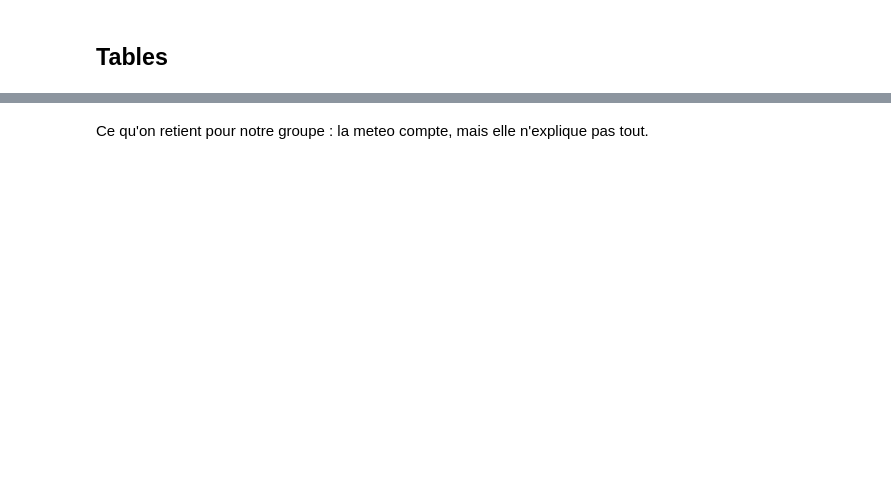
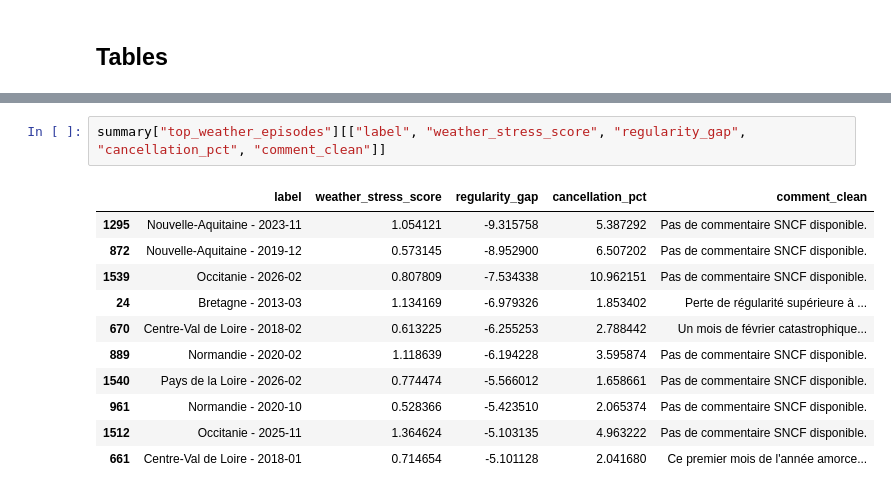
Before and after one commit to Anthony2210/analyse-impact-meteo-regularite-sncf, a Jupyter notebook: 02_analyse_et_figures.ipynb, the cells around one changed output, grey strips where cells are left out. Cells and saved outputs as stored; diff of their text form; blank space fills up the shorter version.

```diff
--- a/02_analyse_et_figures.ipynb
+++ b/02_analyse_et_figures.ipynb
@@ -568,2 +1024,14 @@ summary['top_non_weather_episodes']
-# %% [markdown]
-Ce qu'on retient pour notre groupe : la meteo compte, mais elle n'explique pas tout.
+# %%
+summary["top_weather_episodes"][["label", "weather_stress_score", "regularity_gap", "cancellation_pct", "comment_clean"]]
+# %% [output]
+|  | label | weather_stress_score | regularity_gap | cancellation_pct | comment_clean |
+| 1295 | Nouvelle-Aquitaine - 2023-11 | 1.054121 | -9.315758 | 5.387292 | Pas de commentaire SNCF disponible. |
+| 872 | Nouvelle-Aquitaine - 2019-12 | 0.573145 | -8.952900 | 6.507202 | Pas de commentaire SNCF disponible. |
+| 1539 | Occitanie - 2026-02 | 0.807809 | -7.534338 | 10.962151 | Pas de commentaire SNCF disponible. |
+| 24 | Bretagne - 2013-03 | 1.134169 | -6.979326 | 1.853402 | Perte de régularité supérieure à ... |
+| 670 | Centre-Val de Loire - 2018-02 | 0.613225 | -6.255253 | 2.788442 | Un mois de février catastrophique... |
+| 889 | Normandie - 2020-02 | 1.118639 | -6.194228 | 3.595874 | Pas de commentaire SNCF disponible. |
+| 1540 | Pays de la Loire - 2026-02 | 0.774474 | -5.566012 | 1.658661 | Pas de commentaire SNCF disponible. |
+| 961 | Normandie - 2020-10 | 0.528366 | -5.423510 | 2.065374 | Pas de commentaire SNCF disponible. |
+| 1512 | Occitanie - 2025-11 | 1.364624 | -5.103135 | 4.963222 | Pas de commentaire SNCF disponible. |
+| 661 | Centre-Val de Loire - 2018-01 | 0.714654 | -5.101128 | 2.041680 | Ce premier mois de l'année amorce... |
```
Also changed, not shown: parts of 61 cells of this notebook, 23 other files.
